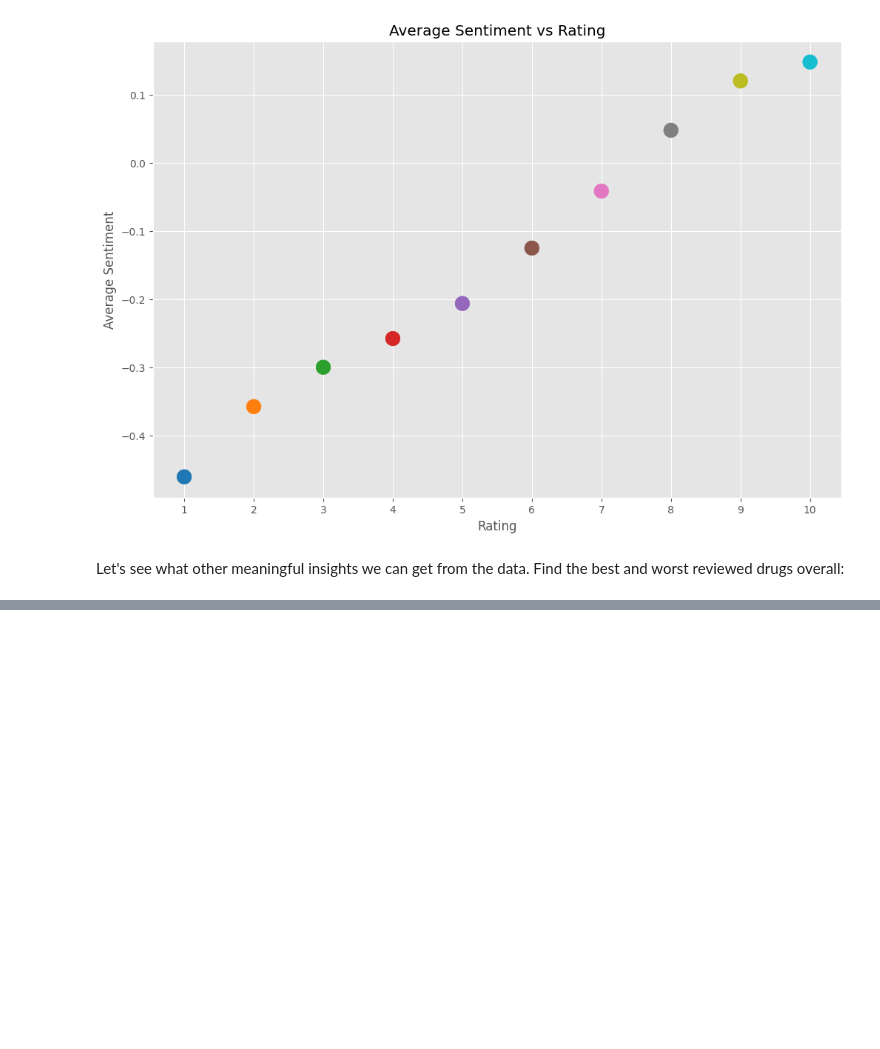
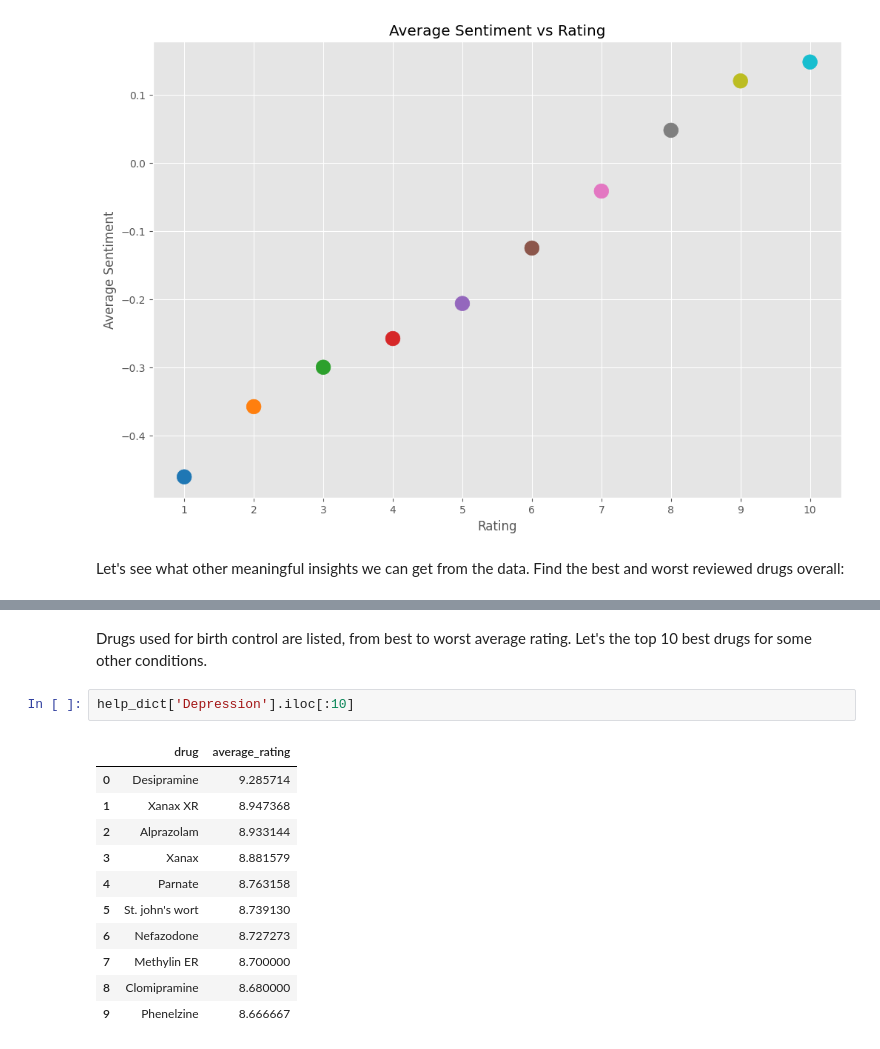
Before and after one commit to ArslanAmanov/AI-ML-DL, a Jupyter notebook: Kaggle Projects /UCI ML drug dataset/uci_ml drug test ML_algorithms.ipynb, the cells around one changed output, grey strips where cells are left out. Cells and saved outputs as stored; diff of their text form; blank space fills up the shorter version.

```diff
--- a/Kaggle Projects /UCI ML drug dataset/uci_ml drug test ML_algorithms.ipynb
+++ b/Kaggle Projects /UCI ML drug dataset/uci_ml drug test ML_algorithms.ipynb
@@ -323,0 +412,16 @@ Let's see what other meaningful insights we can get from the data. Find the best
+# %% [markdown]
+Drugs used for birth control are listed, from best to worst average rating. Let's the top 10 best drugs for some other conditions.
+# %%
+help_dict['Depression'].iloc[:10]
+# %% [output]
+|  | drug | average_rating |
+| 0 | Desipramine | 9.285714 |
+| 1 | Xanax XR | 8.947368 |
+| 2 | Alprazolam | 8.933144 |
+| 3 | Xanax | 8.881579 |
+| 4 | Parnate | 8.763158 |
+| 5 | St. john's wort | 8.739130 |
+| 6 | Nefazodone | 8.727273 |
+| 7 | Methylin ER | 8.700000 |
+| 8 | Clomipramine | 8.680000 |
+| 9 | Phenelzine | 8.666667 |
```
Also changed, not shown: parts of 12 cells of this notebook.
